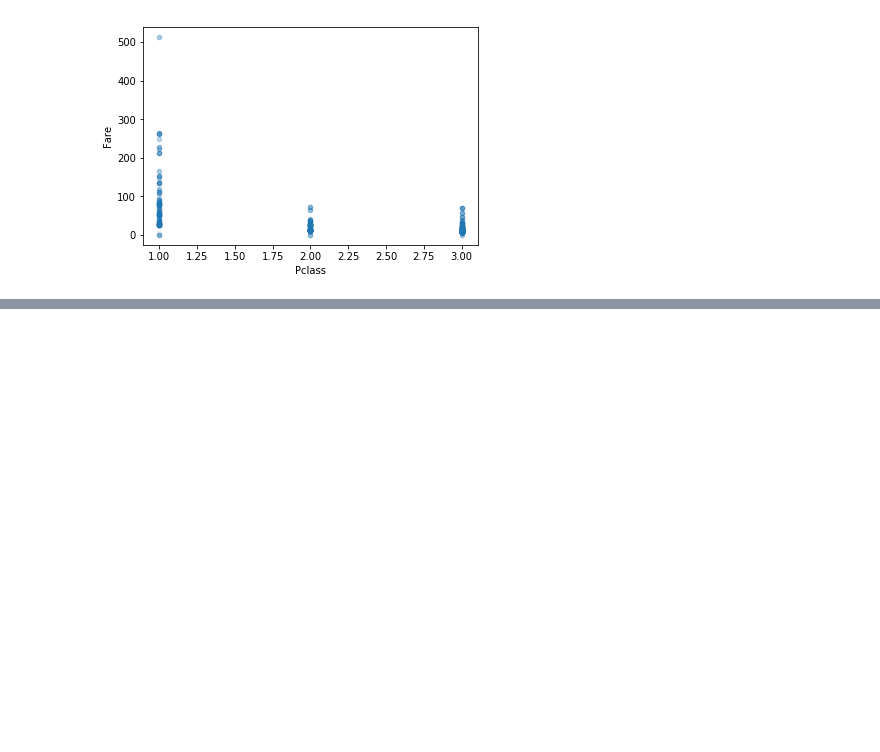
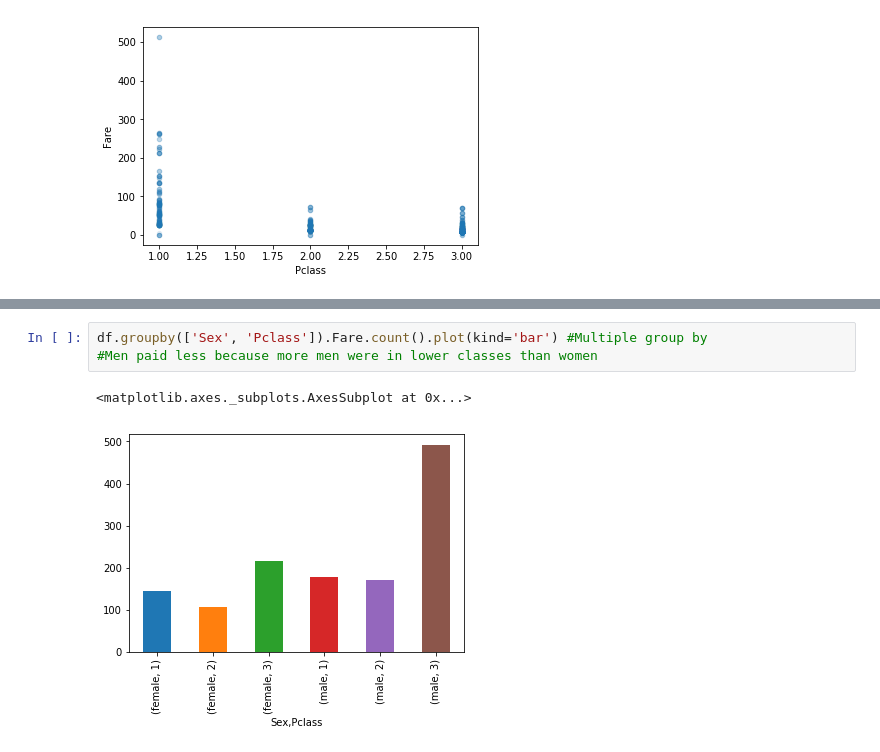
Before and after one commit to knair99/TitanicKaggleChallenge, a Jupyter notebook: titanic/notebooks/exploratory analysis of data.ipynb, the cells around one changed output, grey strips where cells are left out. Drawn from its saved outputs; the diff is of its cells as text; blank space fills up the shorter version.

Commit message:
Grouping and aggregations, basics: Super important

```diff
--- a/titanic/notebooks/exploratory analysis of data.ipynb
+++ b/titanic/notebooks/exploratory analysis of data.ipynb
@@ -217,0 +245,6 @@ df.plot.scatter(x='Pclass', y='Fare', alpha=0.1)
+# %%
+df.groupby(['Sex', 'Pclass']).Fare.count().plot(kind='bar') #Multiple group by
+#Men paid less because more men were in lower classes than women
+# %% [output]
+<matplotlib.axes._subplots.AxesSubplot at 0x...>
+[figure, added]
```
Also changed, not shown: parts of 8 cells of this notebook.
